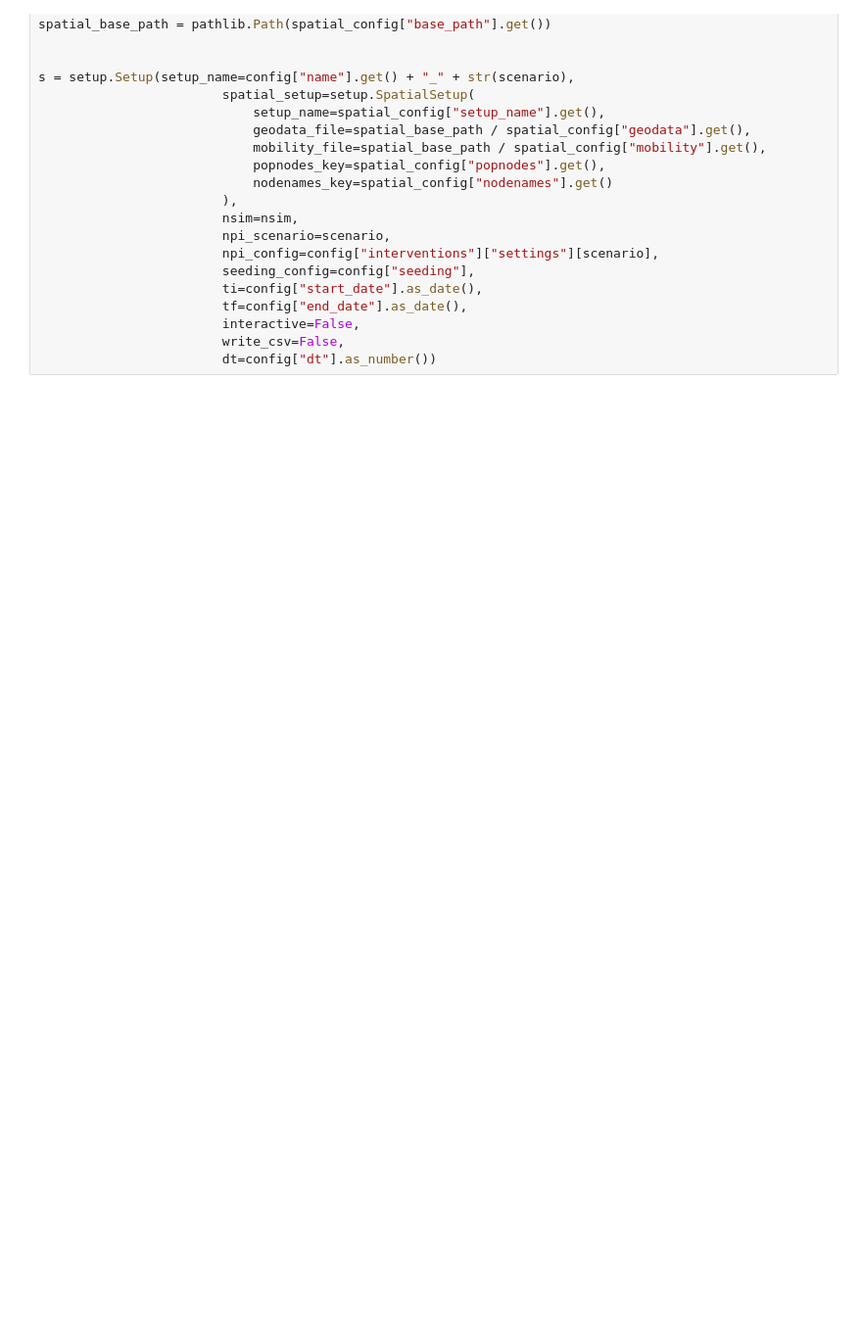
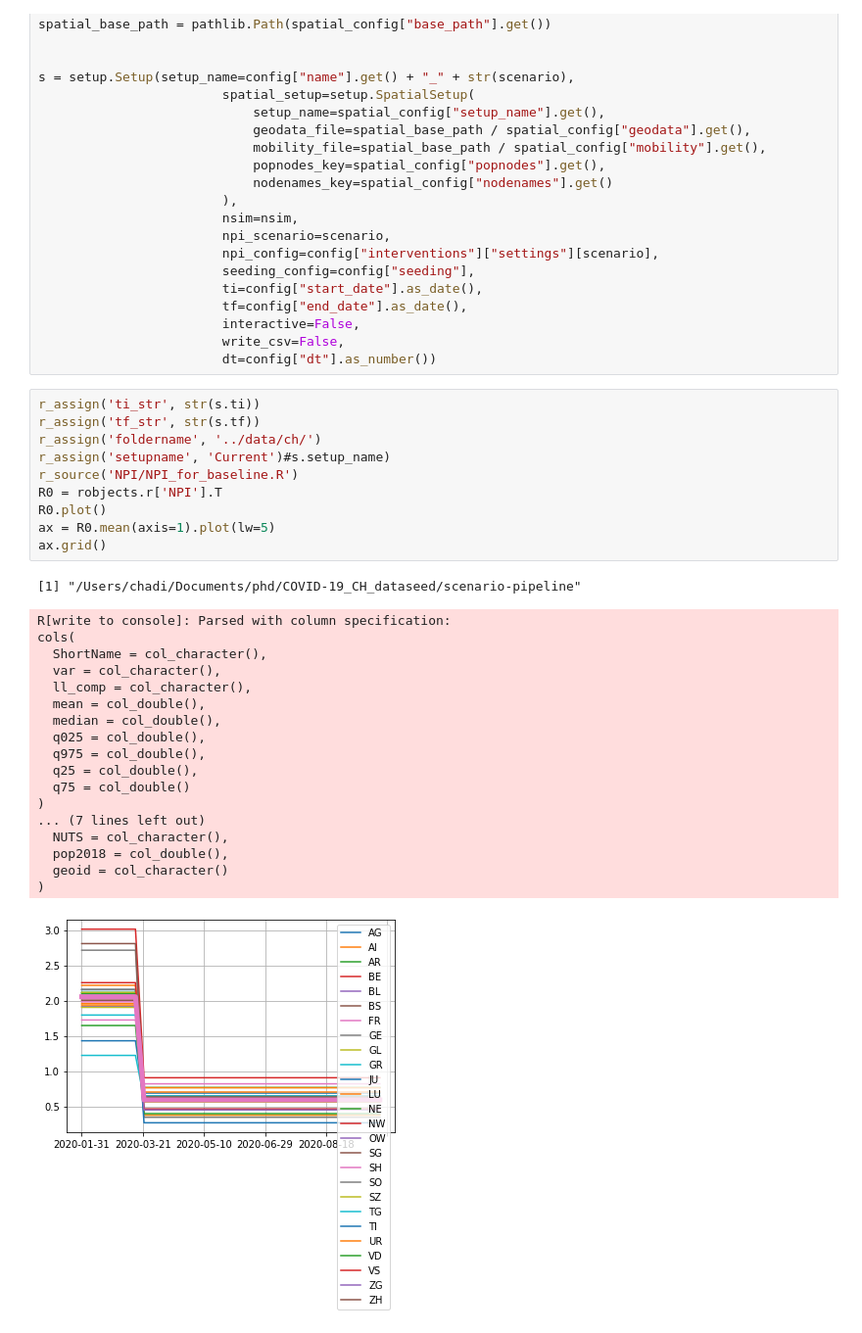
Before and after one commit to jcblemai/R0_BBRC_experiment, a Jupyter notebook: scenario-pipeline/dvpt.ipynb, the cells around one changed output. Shown: that part at 98% size. Drawn from its saved outputs; the diff is of its cells as text; blank space fills up the shorter version.

```diff
--- a/scenario-pipeline/dvpt.ipynb
+++ b/scenario-pipeline/dvpt.ipynb
@@ -55,6 +55,36 @@ s = setup.Setup(setup_name=config["name"].get() + "_" + str(scenario),
                         interactive=False,
                         write_csv=False,
                         dt=config["dt"].as_number())
+# %%
+r_assign('ti_str', str(s.ti))
+r_assign('tf_str', str(s.tf))
+r_assign('foldername', '../data/ch/')
+r_assign('setupname', 'Current')#s.setup_name)
+r_source('NPI/NPI_for_baseline.R')
+R0 = robjects.r['NPI'].T
+R0.plot()
+ax = R0.mean(axis=1).plot(lw=5)
+ax.grid()
+# %% [output]
+[1] "/Users/chadi/Documents/phd/COVID-19_CH_dataseed/scenario-pipeline"
+R[write to console]: Parsed with column specification:
+cols(
+  ShortName = col_character(),
+  var = col_character(),
+  ll_comp = col_character(),
+  mean = col_double(),
+  median = col_double(),
+  q025 = col_double(),
+  q975 = col_double(),
+  q25 = col_double(),
+  q75 = col_double()
+)
+... (7 lines left out)
+  NUTS = col_character(),
+  pop2018 = col_double(),
+  geoid = col_character()
+)
+[figure, added]
 # %%
 r_assign('ti_str', str(s.ti))
 r_assign('tf_str', str(s.tf))
```
Also changed, not shown: parts of 3 cells of this notebook, 4 other files.
